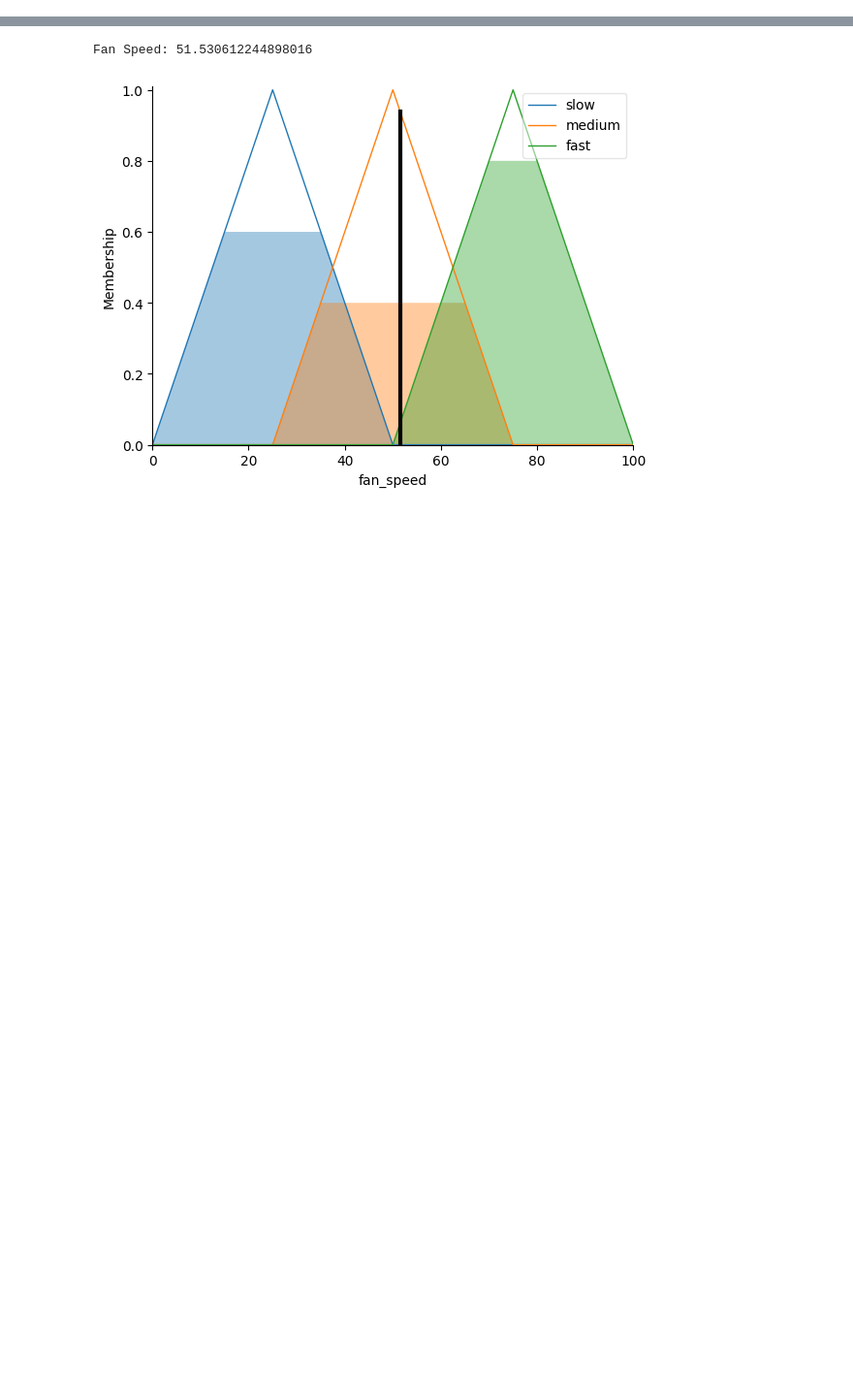
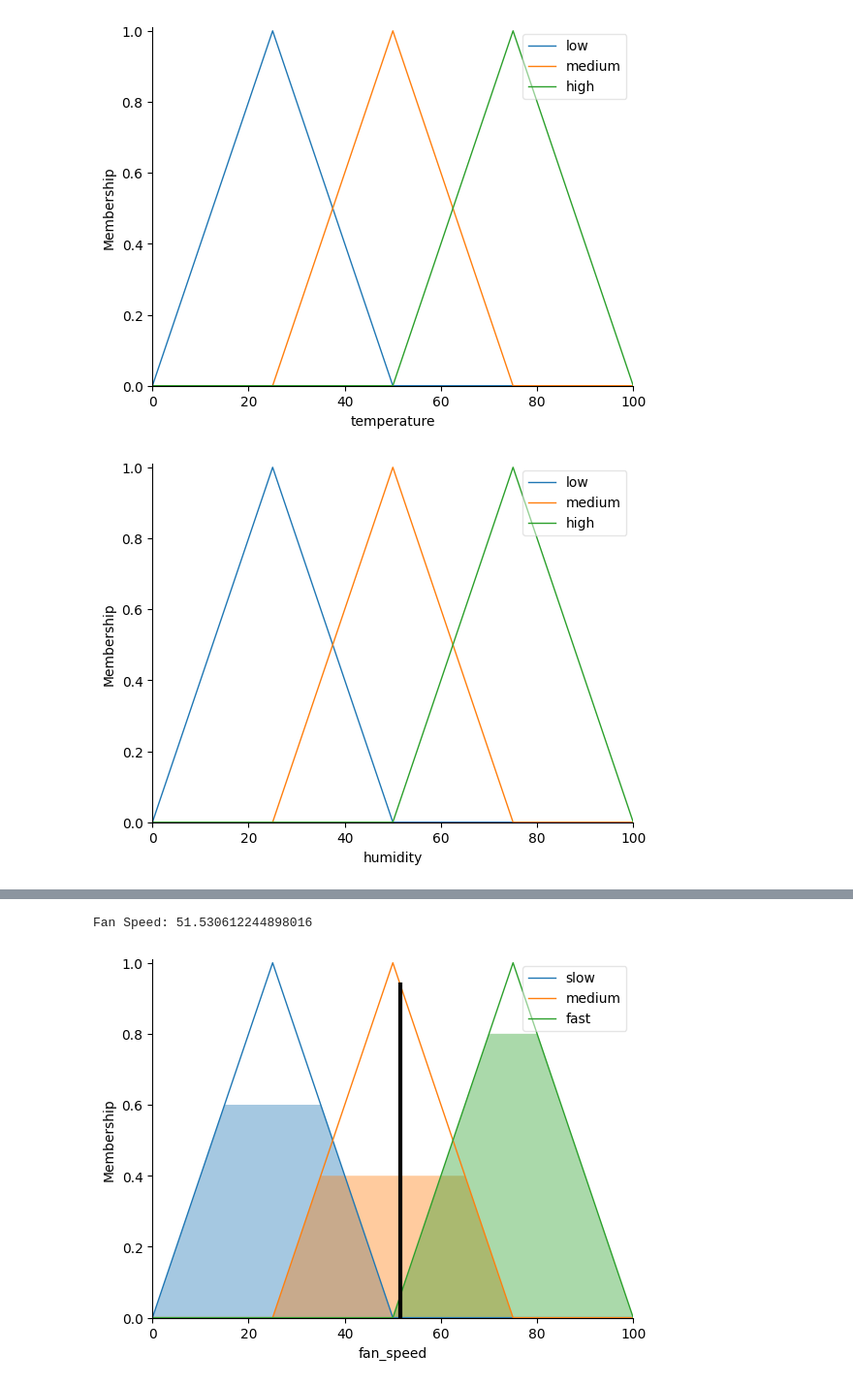
Before and after one commit to brian-vdb/intelligent-systems, a Jupyter notebook: fuzzy-logics.ipynb, the cells around one changed output, grey strips where cells are left out. Shown at 97% size. Saved outputs shown, nothing was run; the diff lists cells and outputs as text; code cells hidden in the pictures; blank space fills up the shorter version.

Commit message:
Added comments to fuzzy logics

```diff
--- a/fuzzy-logics.ipynb
+++ b/fuzzy-logics.ipynb
@@ -9,13 +30,20 @@ from skfuzzy import control as ctrl
 # %%
 # Input variables
 temperature = ctrl.Antecedent(np.arange(0, 101, 1), 'temperature')
 humidity = ctrl.Antecedent(np.arange(0, 101, 1), 'humidity')
 
 # Membership functions
 temperature['low'] = fuzz.trimf(temperature.universe, [0, 25, 50])
 temperature['medium'] = fuzz.trimf(temperature.universe, [25, 50, 75])
 temperature['high'] = fuzz.trimf(temperature.universe, [50, 75, 100])
 
 humidity['low'] = fuzz.trimf(humidity.universe, [0, 25, 50])
 humidity['medium'] = fuzz.trimf(humidity.universe, [25, 50, 75])
 humidity['high'] = fuzz.trimf(humidity.universe, [50, 75, 100])
+
+# Display the two input variables and their fuzzy logic
+temperature.view()
+humidity.view()
+# %% [output]
+[figure, added]
+[figure, added]
```
Also changed, not shown: parts of 7 cells of this notebook.
